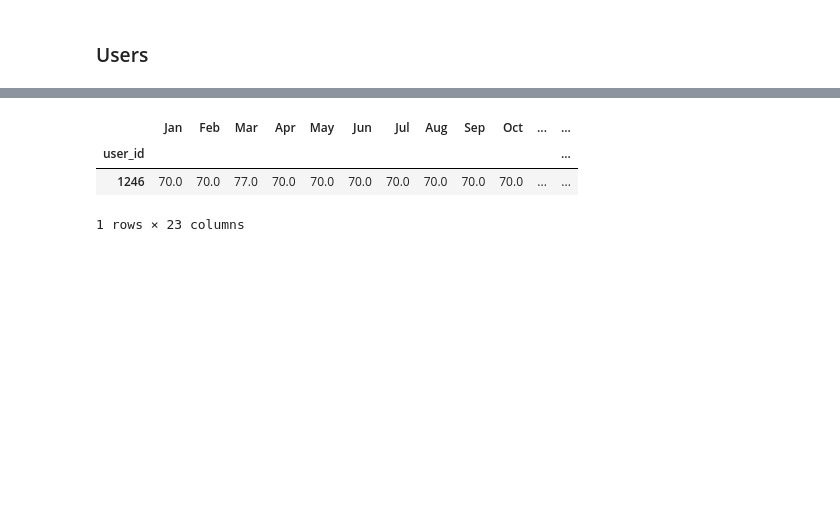
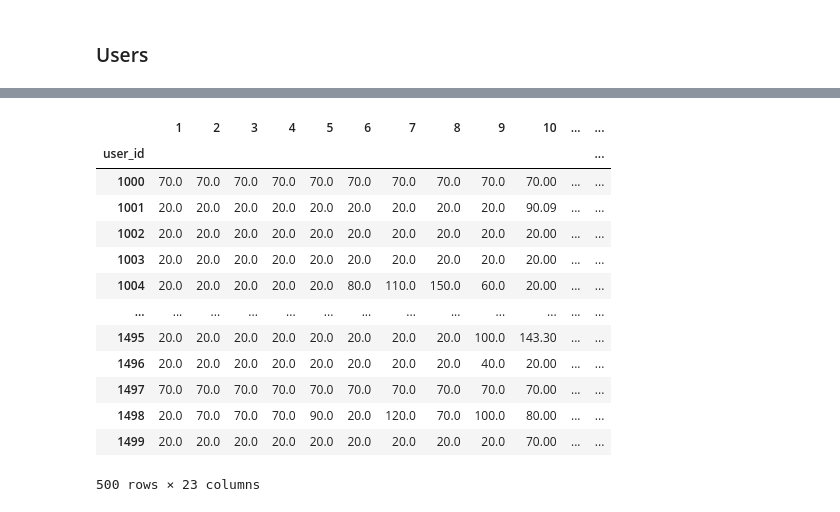
Before and after one commit to makstheimba/data-science-project-3, a Jupyter notebook: main.ipynb, the cells around one changed output, grey strips where cells are left out. Drawn from its saved outputs; the diff is of its cells as text; code cells hidden in the pictures; blank space fills up the shorter version.

Commit message:
count churn date and start working on hypothesis

```diff
--- a/main.ipynb
+++ b/main.ipynb
@@ -72,6 +70,5 @@ number_of_calls_by_user_per_month
 duration_of_calls_by_user_per_month = calls_df.pivot_table(index='user_id', columns=['month'], values='duration', aggfunc='sum', fill_value=0)
 duration_of_calls_by_user_per_month = duration_of_calls_by_user_per_month.reindex(users_df['user_id'].unique(), fill_value=0)
 
-duration_of_calls_by_user_per_month.columns = pd.to_datetime(duration_of_calls_by_user_per_month.columns, format='%m').strftime('%b')
 duration_of_calls_by_user_per_month
 # %% [output]
@@ -119,7 +116,6 @@ memory usage: 4.0+ MB
 # %%
 internet_by_user_per_month = internet_df.pivot_table(index='user_id', columns='month', values='mb_used', aggfunc='sum', fill_value=0)
 internet_by_user_per_month = internet_by_user_per_month.reindex(users_df['user_id'].unique(), fill_value=0)
-internet_by_user_per_month.columns = pd.to_datetime(internet_by_user_per_month.columns, format='%m').strftime('%b')
 
 internet_by_user_per_month
 # %% [output]
@@ -174,7 +163,5 @@ messages_by_user_per_month['month'] = messages_df['message_date'].dt.month
 messages_by_user_per_month = messages_by_user_per_month.pivot_table(index='user_id', columns='month', values='message_date', aggfunc='count', fill_value=0)
 messages_by_user_per_month = messages_by_user_per_month.reindex(users_df['user_id'].unique(), fill_value=0)
 
-messages_by_user_per_month.columns = pd.to_datetime(messages_by_user_per_month.columns, format='%m').strftime('%b')
-
 messages_by_user_per_month.head(10)
 # %% [output]
@@ -206,9 +193,9 @@ plans_df
 users_df['reg_date'] = pd.to_datetime(users_df['reg_date'], format='%Y-%m-%d')
 users_df['churn_date'] = pd.to_datetime(users_df['churn_date'], format='%Y-%m-%d')
 users_df['plan'] = users_df['plan'].astype('category')
+users_df.set_index('user_id', inplace=True, drop=False)
 
 users_df.info()
 users_df.sample(5, random_state=42)
-users_df.query('not churn_date.isnull()').head(20)
 # %% [output]
 <class 'pandas.core.frame.DataFrame'>
@@ -253,27 +226,41 @@ plt.show()
 # %%
-# The monthly revenue from each user (subtract the free package limit from the total number of calls, text messages, and data; multiply the result by the calling plan value; add the monthly charge depending on the calling plan)
-months = pd.to_datetime(range(1, 13), format='%m').strftime('%b')
+
+max_month = 13
+months = range(1, max_month)
 
 monthly_user_revenue = pd.DataFrame(index=users_df.index, columns=months)
 monthly_user_revenue.fillna(0, inplace=True)
-monthly_user_revenue['user_id'] = users_df['user_id']
-monthly_user_revenue['plan'] = users_df['plan']
-monthly_user_revenue['churn_date'] = users_df['churn_date']
+monthly_user_revenue[['user_id', 'plan', 'churn_date']] = users_df[['user_id', 'plan', 'churn_date']]
 
 monthly_user_revenue = monthly_user_revenue.merge(plans_df, left_on='plan', right_on='plan_name', how='left')
 monthly_user_revenue.set_index('user_id', inplace=True, drop=False)
 
 for month in months:
     monthly_user_revenue[month] = ((duration_of_calls_by_user_per_month[month] - monthly_user_revenue['minutes_included']).clip(lower=0)) * monthly_user_revenue['usd_per_minute']
     monthly_user_revenue[month] += ((messages_by_user_per_month[month] - monthly_user_revenue['messages_included']).clip(lower=0)) * monthly_user_revenue['usd_per_message']
     monthly_user_revenue[month] += np.ceil((internet_by_user_per_month[month] - monthly_user_revenue['mb_per_month_included']).clip(lower=0) / 1024) * monthly_user_revenue['usd_per_gb']
     monthly_user_revenue[month] += monthly_user_revenue['usd_monthly_pay']
 
-# monthly_user_revenue['Jan'] = duration_of_calls_by_user_per_month['Jan'] - monthly_user_revenue['minutes_included']
+churned_users = monthly_user_revenue.query('not churn_date.isnull()')
 
-monthly_user_revenue.loc[[1246]]
+# we assume that we don't get money from users who have already left
+for user_id in churned_users.index:
+    for month in range(churned_users.loc[user_id, 'churn_date'].month + 1, max_month):
+        monthly_user_revenue.loc[user_id, month] = 0
+
+monthly_user_revenue
 # %% [output]
-|  | Jan | Feb | Mar | Apr | May | Jun | Jul | Aug | Sep | Oct | ... | ... |
+|  | 1 | 2 | 3 | 4 | 5 | 6 | 7 | 8 | 9 | 10 | ... | ... |
 | user_id |  |  |  |  |  |  |  |  |  |  |  | ... |
-| 1246 | 70.0 | 70.0 | 77.0 | 70.0 | 70.0 | 70.0 | 70.0 | 70.0 | 70.0 | 70.0 | ... | ... |
+| 1000 | 70.0 | 70.0 | 70.0 | 70.0 | 70.0 | 70.0 | 70.0 | 70.0 | 70.0 | 70.00 | ... | ... |
+| 1001 | 20.0 | 20.0 | 20.0 | 20.0 | 20.0 | 20.0 | 20.0 | 20.0 | 20.0 | 90.09 | ... | ... |
+| 1002 | 20.0 | 20.0 | 20.0 | 20.0 | 20.0 | 20.0 | 20.0 | 20.0 | 20.0 | 20.00 | ... | ... |
+| 1003 | 20.0 | 20.0 | 20.0 | 20.0 | 20.0 | 20.0 | 20.0 | 20.0 | 20.0 | 20.00 | ... | ... |
+| 1004 | 20.0 | 20.0 | 20.0 | 20.0 | 20.0 | 80.0 | 110.0 | 150.0 | 60.0 | 20.00 | ... | ... |
+| ... | ... | ... | ... | ... | ... | ... | ... | ... | ... | ... | ... | ... |
+| 1495 | 20.0 | 20.0 | 20.0 | 20.0 | 20.0 | 20.0 | 20.0 | 20.0 | 100.0 | 143.30 | ... | ... |
+| 1496 | 20.0 | 20.0 | 20.0 | 20.0 | 20.0 | 20.0 | 20.0 | 20.0 | 40.0 | 20.00 | ... | ... |
+| 1497 | 70.0 | 70.0 | 70.0 | 70.0 | 70.0 | 70.0 | 70.0 | 70.0 | 70.0 | 70.00 | ... | ... |
+| 1498 | 20.0 | 70.0 | 70.0 | 70.0 | 90.0 | 20.0 | 120.0 | 70.0 | 100.0 | 80.00 | ... | ... |
+| 1499 | 20.0 | 20.0 | 20.0 | 20.0 | 20.0 | 20.0 | 20.0 | 20.0 | 20.0 | 70.00 | ... | ... |
-1 rows × 23 columns
+500 rows × 23 columns
```
Also changed, not shown: parts of 19 cells of this notebook.
